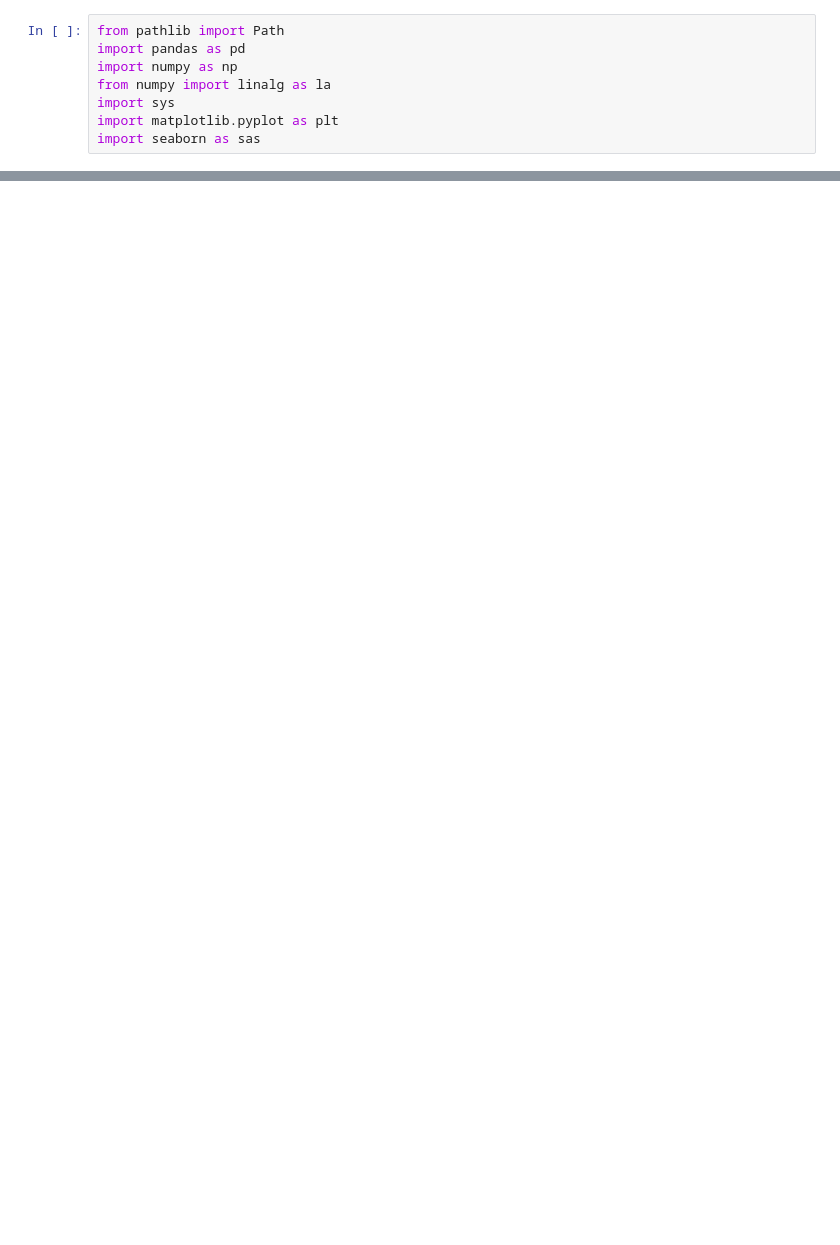
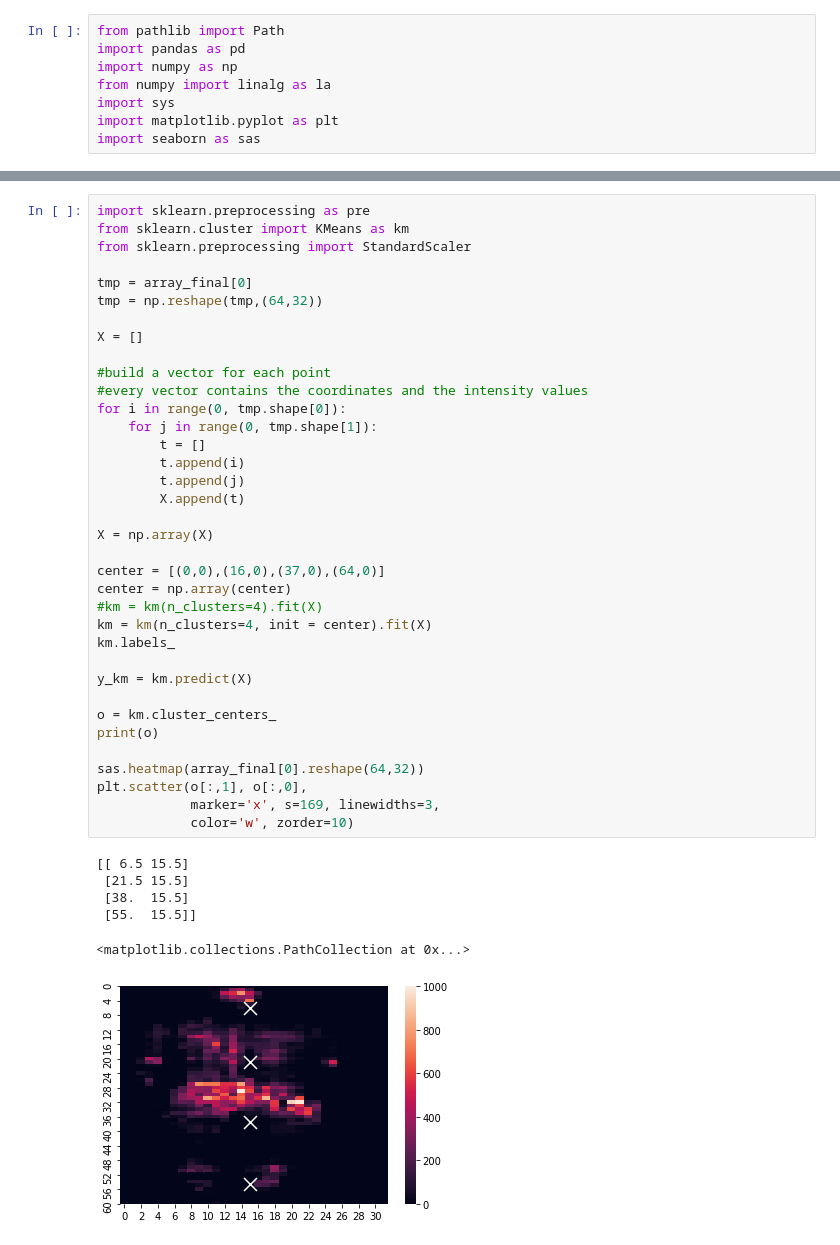
Before and after one commit to CrostaBot/PostureRecognition, a Jupyter notebook: PCA.ipynb, the cells around one changed output, grey strips where cells are left out. Saved outputs shown, nothing was run; the diff lists cells and outputs as text; blank space fills up the shorter version.

```diff
--- a/PCA.ipynb
+++ b/PCA.ipynb
@@ -220,0 +167,43 @@ array([[ 2.60509732,  1.22529553],
+# %%
+import sklearn.preprocessing as pre
+from sklearn.cluster import KMeans as km
+from sklearn.preprocessing import StandardScaler
+
+tmp = array_final[0]
+tmp = np.reshape(tmp,(64,32))
+
+X = []
+
+#build a vector for each point
+#every vector contains the coordinates and the intensity values
+for i in range(0, tmp.shape[0]):
+    for j in range(0, tmp.shape[1]):
+        t = []
+        t.append(i)
+        t.append(j)
+        X.append(t)
+
+X = np.array(X)
+
+center = [(0,0),(16,0),(37,0),(64,0)]
+center = np.array(center)
+#km = km(n_clusters=4).fit(X)
+km = km(n_clusters=4, init = center).fit(X)
+km.labels_
+
+y_km = km.predict(X)
+
+o = km.cluster_centers_
+print(o)
+
+sas.heatmap(array_final[0].reshape(64,32))
+plt.scatter(o[:,1], o[:,0],
+            marker='x', s=169, linewidths=3,
+            color='w', zorder=10)
+# %% [output]
+[[ 6.5 15.5]
+ [21.5 15.5]
+ [38.  15.5]
+ [55.  15.5]]
+<matplotlib.collections.PathCollection at 0x...>
+[figure, added]
```
Also changed, not shown: parts of 13 cells of this notebook.
